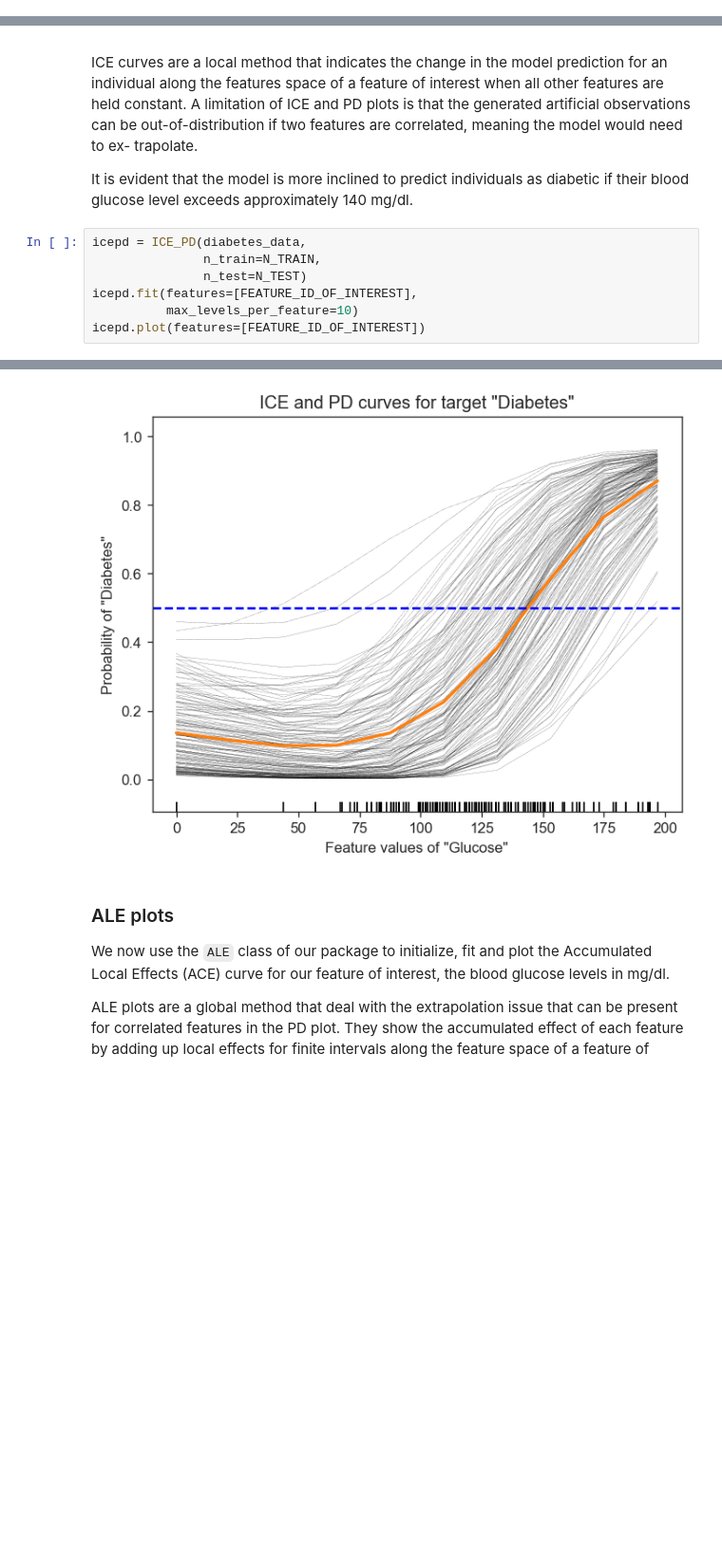
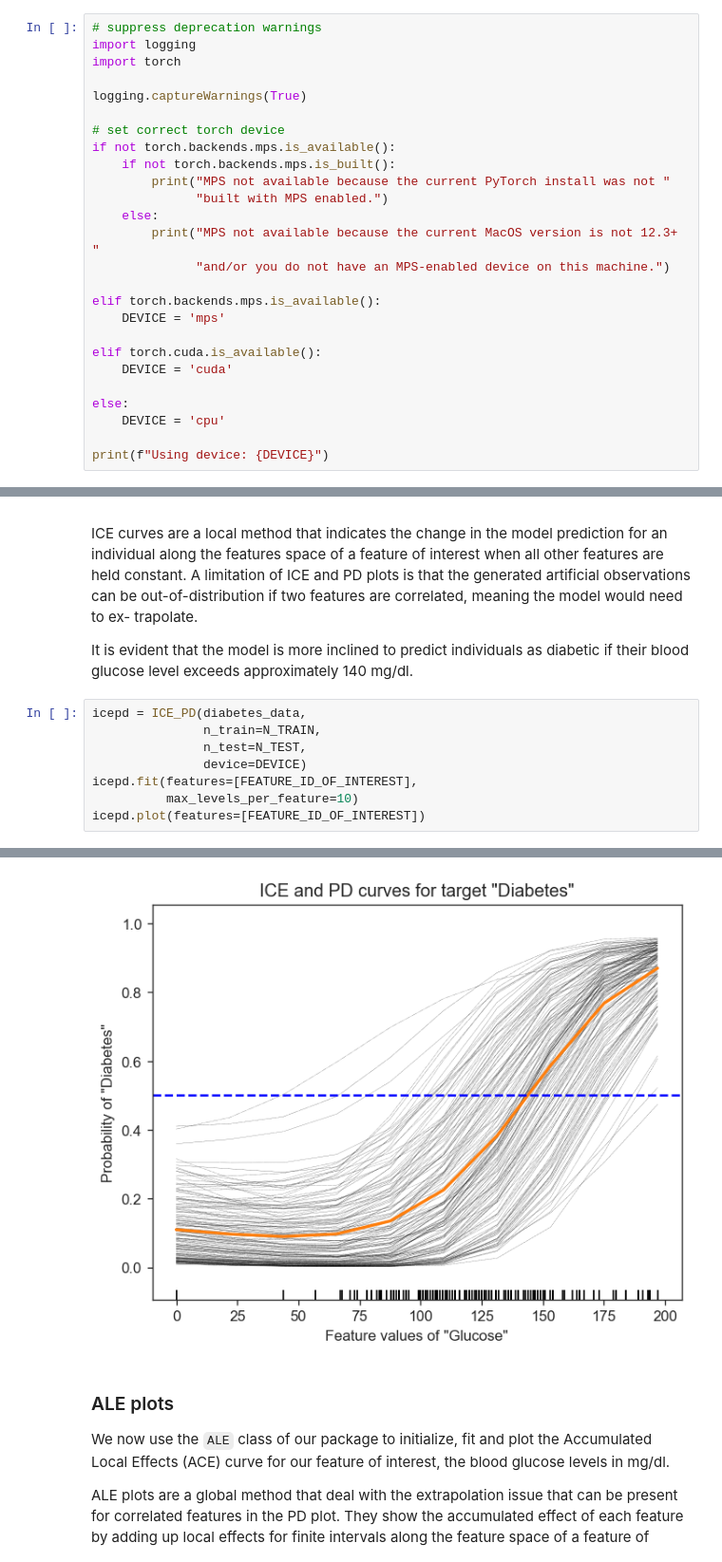
Before and after one commit to david-rundel/tabpfn_iml, a Jupyter notebook: demo/tabpfniml_demo_notebook.ipynb, the cells around one changed output, grey strips where cells are left out. Shown: that part at 95% size. Saved outputs shown, nothing was run; the diff lists cells and outputs as text; blank space fills up the shorter version.

Commit message:
apple silicon torch mps float32 support

```diff
--- a/demo/tabpfniml_demo_notebook.ipynb
+++ b/demo/tabpfniml_demo_notebook.ipynb
@@ -4,0 +1,26 @@ logging.captureWarnings(True)
+# %%
+# suppress deprecation warnings
+import logging
+import torch
+
+logging.captureWarnings(True)
+
+# set correct torch device
+if not torch.backends.mps.is_available():
+    if not torch.backends.mps.is_built():
+        print("MPS not available because the current PyTorch install was not "
+              "built with MPS enabled.")
+    else:
+        print("MPS not available because the current MacOS version is not 12.3+ "
+              "and/or you do not have an MPS-enabled device on this machine.")
+
+elif torch.backends.mps.is_available():
+    DEVICE = 'mps'
+
+elif torch.cuda.is_available():
+    DEVICE = 'cuda'
+
+else:
+    DEVICE = 'cpu'
+
+print(f"Using device: {DEVICE}")
@@ -64,14 +88,15 @@ It is evident that the model is more inclined to predict individuals as diabetic
 # %%
 icepd = ICE_PD(diabetes_data,
                n_train=N_TRAIN,
-               n_test=N_TEST)
+               n_test=N_TEST,
+               device=DEVICE)
 icepd.fit(features=[FEATURE_ID_OF_INTEREST],
           max_levels_per_feature=10)
 icepd.plot(features=[FEATURE_ID_OF_INTEREST])
 # %% [output]
 Loading model that can be used for inference only
 Using a Transformer with 25.82 M parameters
-[figure, old version]
+[figure, new version]
 # %% [markdown]
 ### ALE plots
 We now use the `ALE` class of our package to initialize, fit and plot the Accumulated Local Effects (ACE) curve for our feature of interest, the blood glucose levels in mg/dl.
```
Also changed, not shown: parts of 11 cells of this notebook, 2 other files.
